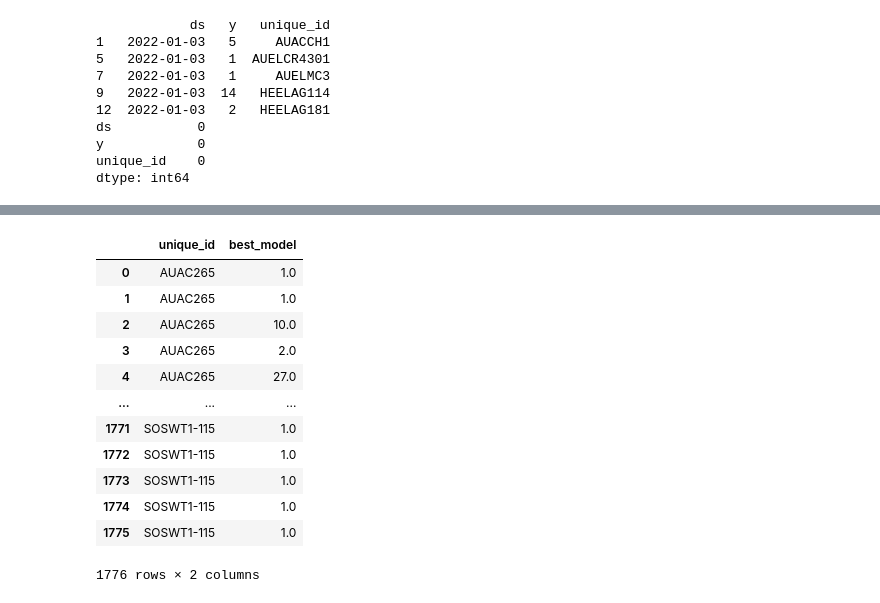
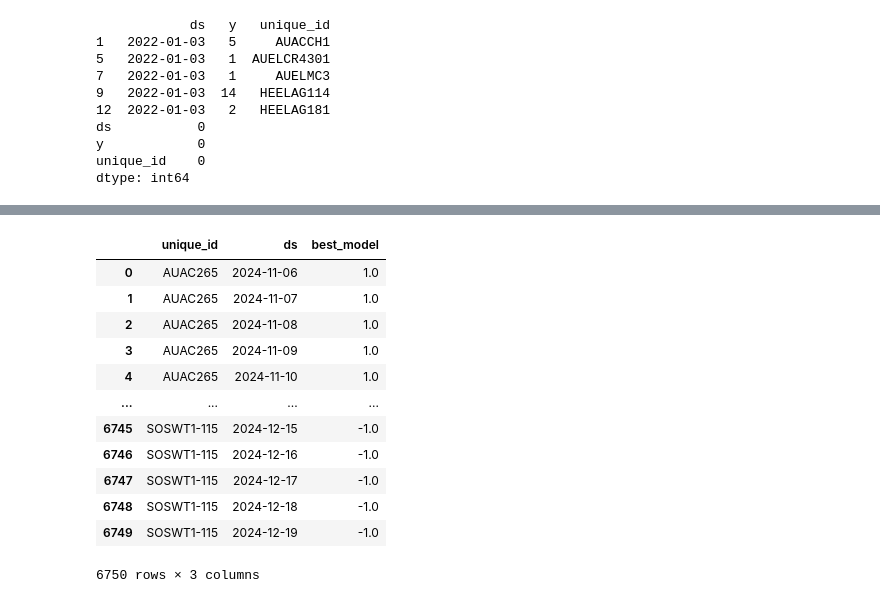
Before and after one commit to luemartinezro/ujueta_project, a Jupyter notebook: mod_data_apilada_Dda_low.ipynb, the cells around one changed output, grey strips where cells are left out. Cells and saved outputs as stored; diff of their text form; code cells hidden in the pictures.

```diff
--- a/mod_data_apilada_Dda_low.ipynb
+++ b/mod_data_apilada_Dda_low.ipynb
@@ -459,25 +457,0 @@ sf.plot(df_m,fcst_df)
-# %%
-def get_best_model_forecast(forecasts_df, evaluation_df):
-    col_bm = evaluation_df['best_model'].values[0]
-    df = forecasts_df[col_bm] # Wide to long
-    df = df.reset_index(drop=False)
-    df.columns = ['unique_id', 'best_model']
-    return df
-
-prod_forecasts_df = get_best_model_forecast(forecasts_df = fcst_df,
-                                            evaluation_df = evaluation_df)
-prod_forecasts_df
-# %% [output]
-|  | unique_id | best_model |
-| 0 | AUAC265 | 1.0 |
-| 1 | AUAC265 | 1.0 |
-| 2 | AUAC265 | 10.0 |
-| 3 | AUAC265 | 2.0 |
-| 4 | AUAC265 | 27.0 |
-| ... | ... | ... |
-| 1771 | SOSWT1-115 | 1.0 |
-| 1772 | SOSWT1-115 | 1.0 |
-| 1773 | SOSWT1-115 | 1.0 |
-| 1774 | SOSWT1-115 | 1.0 |
-| 1775 | SOSWT1-115 | 1.0 |
-1776 rows × 2 columns
@@ -483,0 +472,45 @@ prod_forecasts_df
+# %%
+def get_best_model_forecast(forecasts_df, evaluation_df):
+    # Clean and standardize column names
+    forecasts_df.columns = forecasts_df.columns.str.strip().str.lower()
+    evaluation_df['best_model'] = evaluation_df['best_model'].str.strip().str.lower()
+
+    # Reset index to ensure 'unique_id' is a column
+    forecasts_df = forecasts_df.reset_index()
+
+    # Merge evaluation_df with forecasts_df
+    merged_df = evaluation_df.merge(forecasts_df, on='unique_id', how='left')
+
+    rows = []
+    for _, row in merged_df.iterrows():
+        best_model = row['best_model']
+
+        # Validate best_model column
+        if best_model not in forecasts_df.columns:
+            raise KeyError(f"Model '{best_model}' not found in forecasts_df columns: {forecasts_df.columns.tolist()}")
+
+        # Append the forecast value for the best model
+        rows.append({'unique_id': row['unique_id'], 'ds': row['ds'], 'best_model': row[best_model]})
+
+    # Convert to a dataframe
+    result_df = pd.DataFrame(rows)
+    return result_df
+
+# Example usage
+prod_forecasts_df = get_best_model_forecast(forecasts_df=fcst_df, evaluation_df=evaluation_df)
+
+prod_forecasts_df
+# %% [output]
+|  | unique_id | ds | best_model |
+| 0 | AUAC265 | 2024-11-06 | 1.0 |
+| 1 | AUAC265 | 2024-11-07 | 1.0 |
+| 2 | AUAC265 | 2024-11-08 | 1.0 |
+| 3 | AUAC265 | 2024-11-09 | 1.0 |
+| 4 | AUAC265 | 2024-11-10 | 1.0 |
+| ... | ... | ... | ... |
+| 6745 | SOSWT1-115 | 2024-12-15 | -1.0 |
+| 6746 | SOSWT1-115 | 2024-12-16 | -1.0 |
+| 6747 | SOSWT1-115 | 2024-12-17 | -1.0 |
+| 6748 | SOSWT1-115 | 2024-12-18 | -1.0 |
+| 6749 | SOSWT1-115 | 2024-12-19 | -1.0 |
+6750 rows × 3 columns
```
Also changed, not shown: parts of 16 cells of this notebook, 2 other files.
